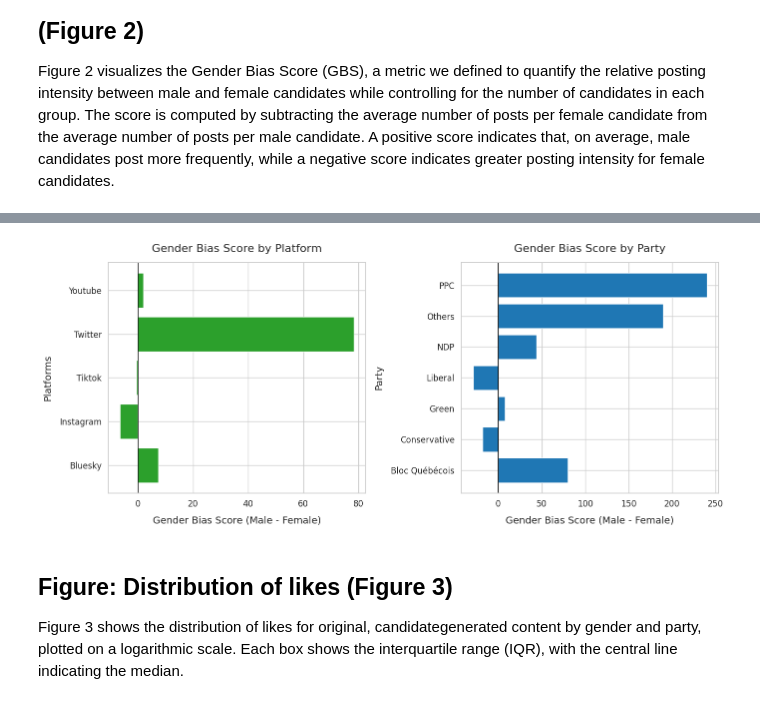
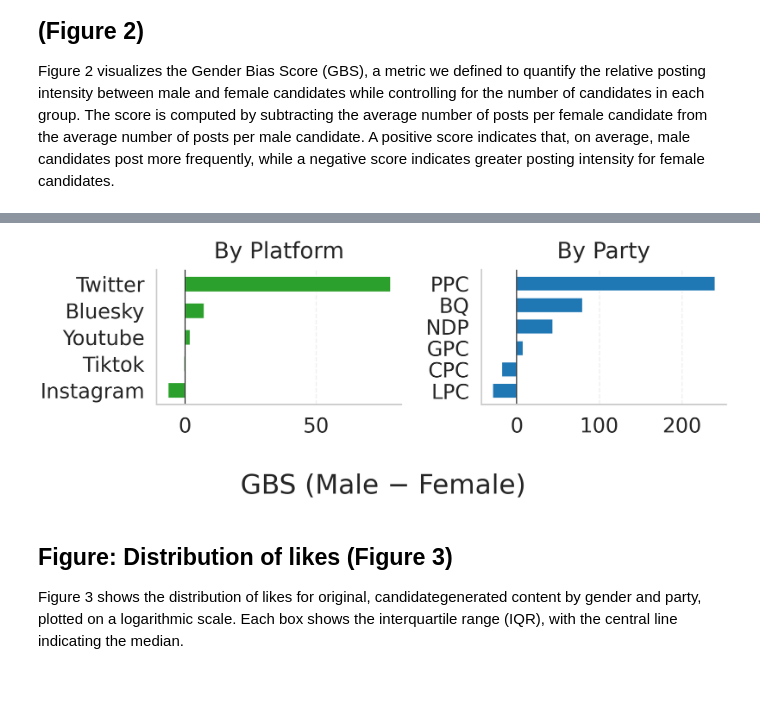
Before and after one commit to ZeynepP/gendered-political-discourse, a Jupyter notebook: gender-analysis.ipynb, the cells around one changed output, grey strips where cells are left out. Drawn from its saved outputs; the diff is of its cells as text; code cells hidden in the pictures.

```diff
--- a/gender-analysis.ipynb
+++ b/gender-analysis.ipynb
@@ -74,7 +136,11 @@ Candidate Posts Dataset Size: 193620
 # %%
-
+df = pd.read_json("./data/canadian_election_2025_posts.jsonl", lines=True)
+print("Candidate Posts Dataset Size:", len(df))
 df['party'] = df['party'].fillna('Others')
 df['party'] = df['party'].replace('', 'Others')
+
+sns.set_context('paper', font_scale=1.6)
+
 def compute_gbs(df, group_col):
     results = []
     for name, group in df.groupby(group_col):
@@ -86,31 +152,71 @@ def compute_gbs(df, group_col):
         male_rate = male_posts / male_users if male_users > 0 else 0
         female_rate = female_posts / female_users if female_users > 0 else 0
         gbs = male_rate - female_rate
+
         results.append({group_col: name, 'GBS': gbs})
     return pd.DataFrame(results)
-
 
 gbs_platform = compute_gbs(df, 'platform')
 gbs_party = compute_gbs(df, 'party')
 
-fig, axes = plt.subplots(1, 2, figsize=(14, 6), sharex=False)
+# Others'ı kaldır
+gbs_party = gbs_party[gbs_party['party'] != 'Others'].copy()
 
-# Platform plot
-axes[0].barh(gbs_platform['platform'], gbs_platform['GBS'], color='#2ca02c')
-axes[0].set_title("Gender Bias Score by Platform", fontsize=16, pad=15)
-axes[0].set_xlabel("Gender Bias Score (Male - Female)", fontsize=14, labelpad=10)
-axes[0].set_ylabel("Platforms", fontsize=14, labelpad=10)
-axes[0].tick_params(axis='both', which='major', labelsize=12)  # tick font büyüt
-axes[0].axvline(0, color="black", linewidth=0.8)
+# Kısaltmalar
+party_label_map = {
+    'Bloc Québécois': 'BQ',
+    'Conservative': 'CPC',
+    'Green': 'GPC',
+    'Liberal': 'LPC',
+    'NDP': 'NDP',
+    'PPC': 'PPC'
+}
 
-# Party plot
-axes[1].barh(gbs_party['party'], gbs_party['GBS'], color='#1f77b4')
-axes[1].set_title("Gender Bias Score by Party", fontsize=16, pad=15)
-axes[1].set_xlabel("Gender Bias Score (Male - Female)", fontsize=14, labelpad=10)
-axes[1].set_ylabel("Party", fontsize=14, labelpad=10)
-axes[1].tick_params(axis='both', which='major', labelsize=12)
-axes[1].axvline(0, color="black", linewidth=0.8)
+# Sadece istediğin partileri tut
+party_order = ['Bloc Québécois', 'Conservative', 'Green', 'Liberal', 'NDP', 'PPC']
+gbs_party = gbs_party[gbs_party['party'].isin(party_order)].copy()
+
+# Kısa label kolonu ekle
+gbs_party['party_short'] = gbs_party['party'].map(party_label_map)
+
+# Sırala
+gbs_platform = gbs_platform.sort_values("GBS", ascending=True)
+gbs_party = gbs_party.sort_values("GBS", ascending=True)
+
+fig, axes = plt.subplots(1, 2, figsize=(FULL_W, 2.8), sharex=False)
+
+# Platform
+axes[0].barh(
+    gbs_platform['platform'],
+    gbs_platform['GBS'],
+    color='#2ca02c',
+    height=0.6
+)
+axes[0].set_title("By Platform", pad=8)
+axes[0].axvline(0, color="black", linewidth=0.6)
+axes[0].set_ylabel("")
+
+# Party
+axes[1].barh(
+    gbs_party['party_short'],
+    gbs_party['GBS'],
+    color='#1f77b4',
+    height=0.7
+)
+axes[1].set_title("By Party", pad=8)
+axes[1].axvline(0, color="black", linewidth=0.6)
+axes[1].set_ylabel("")
+
+for ax in axes:
+    ax.set_xlabel("")
+    ax.grid(axis='x', linestyle='--', alpha=0.3)
+    ax.grid(axis='y', visible=False)
+    ax.spines['top'].set_visible(False)
+    ax.spines['right'].set_visible(False)
+
+fig.supxlabel("GBS (Male − Female)", y=0.04)
 
 plt.tight_layout()
+plt.savefig(f"{FIG_DIR}/icwsm_fig2.png", dpi=300, bbox_inches="tight", facecolor="white")
 plt.show()
 # %% [output]
@@ -117,4 +224,4 @@ plt.show()
-[figure, old version]
+[figure, new version]
 # %% [markdown]
 ## Figure: Distribution of likes (Figure 3)
 
```
Also changed, not shown: parts of 12 cells of this notebook, 15 other files.
